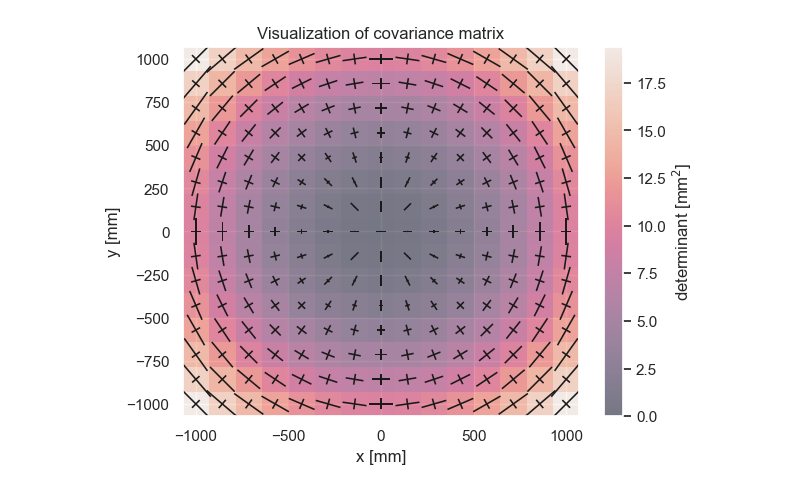
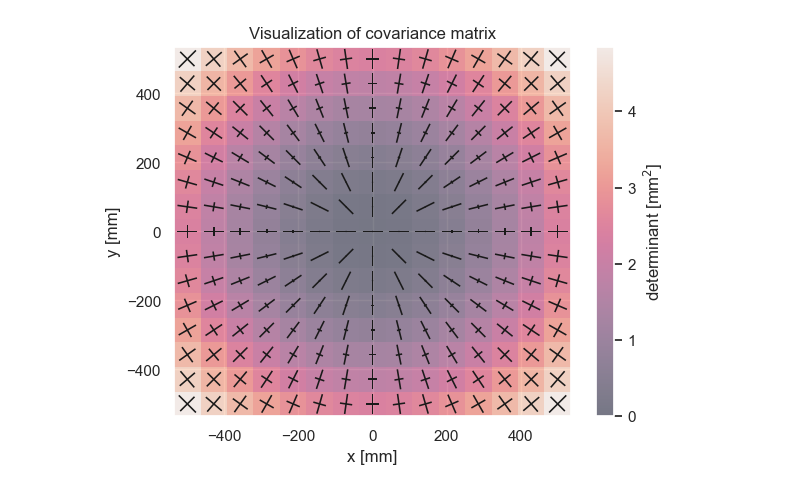
Before and after one commit to SecretGmG/nmp_exercises, a Jupyter notebook: ex_02/serie2_Sigrist.ipynb, the cells around one changed output. Cells and saved outputs as stored; diff of their text form; code cells hidden in the pictures.

```diff
--- a/ex_02/serie2_Sigrist.ipynb
+++ b/ex_02/serie2_Sigrist.ipynb
@@ -4,21 +4,23 @@ from nmp_util import *
 # %%
 r_sym, phi_sym = sympy.symbols('r, phi')
 
-formula, K = nmp_util.error_propagation_formula(
-    [
-        r_sym*sympy.cos(phi_sym),
-        r_sym*sympy.sin(phi_sym)
-    ], [
-        r_sym,
-        phi_sym
-    ])
+# expression for the variable transformation f
+f_expr = sympy.Matrix([
+    r_sym*sympy.cos(phi_sym),
+    r_sym*sympy.sin(phi_sym)
+])
 
-display(formula)
+
+formula, K = nmp_util.error_propagation_formula(f_expr,[r_sym,phi_sym])
+
+display(formula, sympy.latex(formula))
 
 k11, k22 = sympy.symbols('k11, k22')
+diagonal_k = sympy.diag([k11,k22], unpack=True)
 
-diagonal_k = sympy.diag([k11,k22], unpack=True)
-formula = formula.subs({K:diagonal_k}).doit() #necessary to perform matmul
-display(formula)
+#doit is necessary to perform matmul
+formula = formula.subs({K:diagonal_k}).doit()
+
+display(formula, sympy.latex(formula))
 # %% [output]
 $\displaystyle \left[\begin{matrix}\cos{\left(\phi \right)} & - r \sin{\left(\phi \right)}\\\sin{\left(\phi \right)} & r \cos{\left(\phi \right)}\end{matrix}\right] K \left[\begin{matrix}\cos{\left(\phi \right)} & \sin{\left(\phi \right)}\\- r \sin{\left(\phi \right)} & r \cos{\left(\phi \right)}\end{matrix}\right]$
@@ -26,29 +30,30 @@ $\displaystyle \left[\begin{matrix}k_{11} \cos^{2}{\left(\phi \right)} + k_{22}
 # %%
-# plot a square meter area
-_x = np.linspace(-1000,1000, 15)
-_y = np.linspace(-1000,1000, 15)
+# plot a 1 square meter area
+_x = np.linspace(-500,500, 15)
+_y = np.linspace(-500,500, 15)
 
 x, y = np.meshgrid(_x, _y)
 
 # polar coordinates for further calculations
 r = np.sqrt(x**2 + y**2)
 phi = np.atan2(y, x)
 
 r_cov = 2 # mm
 phi_cov = np.deg2rad(1/3600) # 1''
 
 # compute covariances via formula from previous cell
-covariances = sympy.lambdify([k11, k22, r_sym, phi_sym], formula)(r_cov, phi_cov,r,phi)
+covariance_lambda = sympy.lambdify([k11, k22, r_sym, phi_sym], formula)
+covariances = covariance_lambda(r_cov, phi_cov,r,phi)
 
 #we need to rotate the axis beacause np.linalg expects a shape (...,m,n)
 covariances = np.moveaxis(covariances, [0,1], [2,3])
 
 plt.figure()
 plt.title('Visualization of covariance matrix')
 nmp_util.matrix_quiver(x, y, covariances, shade_determinant=True)
 plt.xlabel('x [mm]')
 plt.ylabel('y [mm]')
 plt.show()
 # %% [output]
-[figure, old version]
+[figure, new version]
 # %%
```
Also changed, not shown: parts of 5 cells of this notebook, 1 other file.
